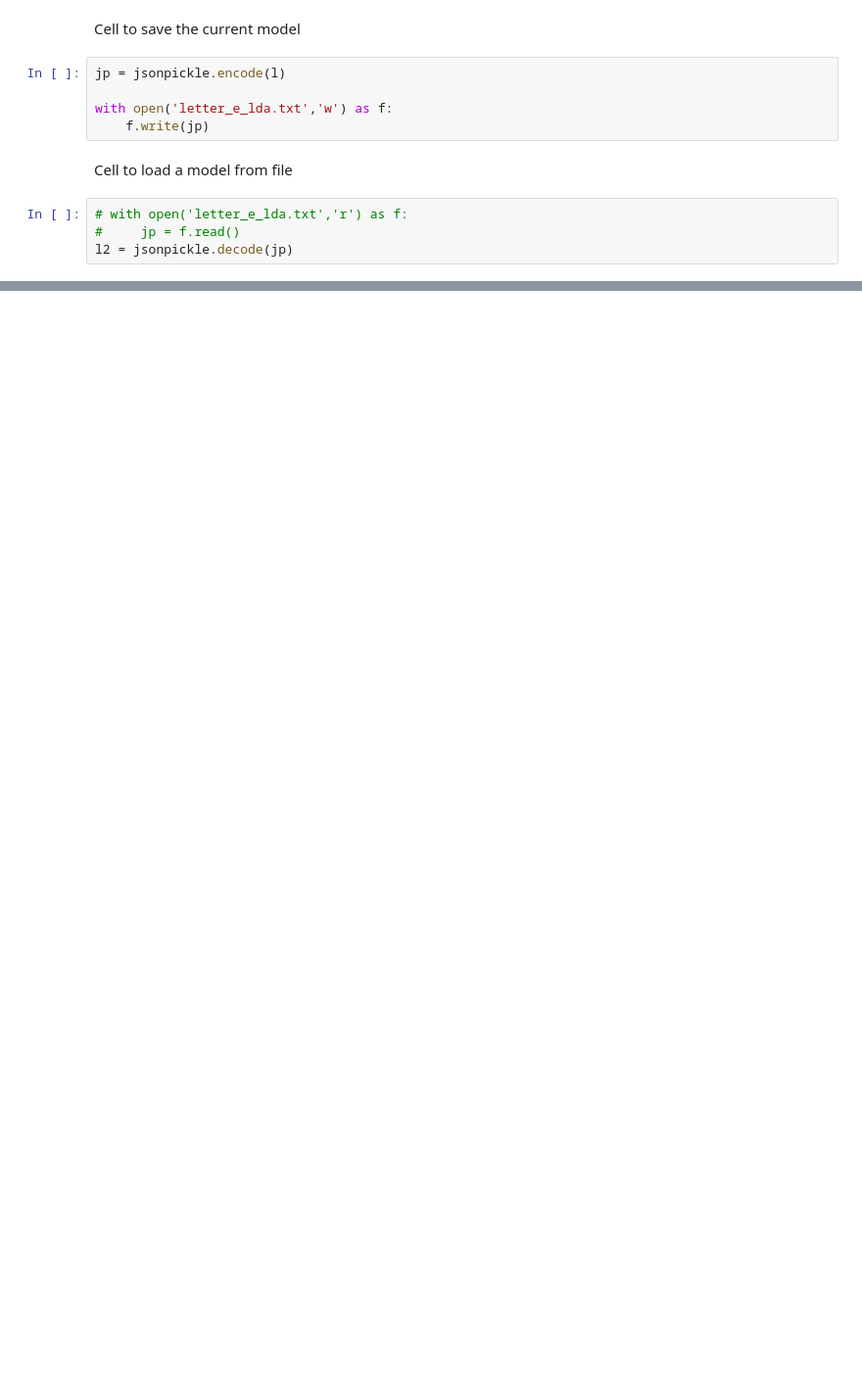
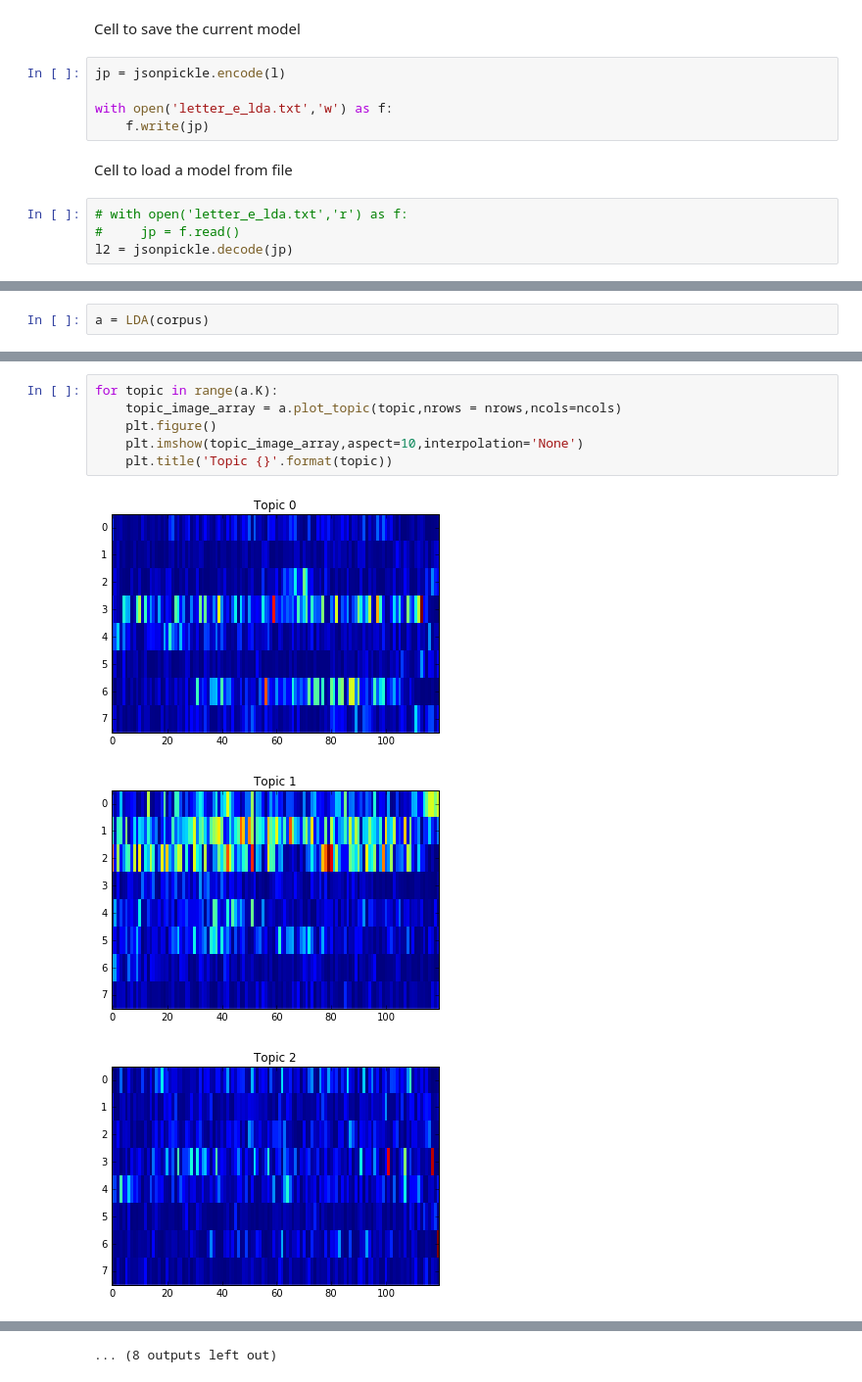
Before and after one commit to sdrogers/inklda, a Jupyter notebook: notebooks/Initial_data_processing.ipynb, the cells around one changed output, grey strips where cells are left out. Shown at 98% size. Cells and saved outputs as stored; diff of their text form; blank space fills up the shorter version.

```diff
--- a/notebooks/Initial_data_processing.ipynb
+++ b/notebooks/Initial_data_processing.ipynb
@@ -223,0 +265,2 @@ l2 = jsonpickle.decode(jp)
+# %%
+a = LDA(corpus)
@@ -223,0 +291,10 @@ l2 = jsonpickle.decode(jp)
+# %%
+for topic in range(a.K):
+    topic_image_array = a.plot_topic(topic,nrows = nrows,ncols=ncols)
+    plt.figure()
+    plt.imshow(topic_image_array,aspect=10,interpolation='None')
+    plt.title('Topic {}'.format(topic))
+# %% [output]
+[figure, added]
+[figure, added]
+[figure, added]
@@ -223,0 +310 @@ l2 = jsonpickle.decode(jp)
+... (8 outputs left out)
```
Also changed, not shown: parts of 14 cells of this notebook, 1 other file.
